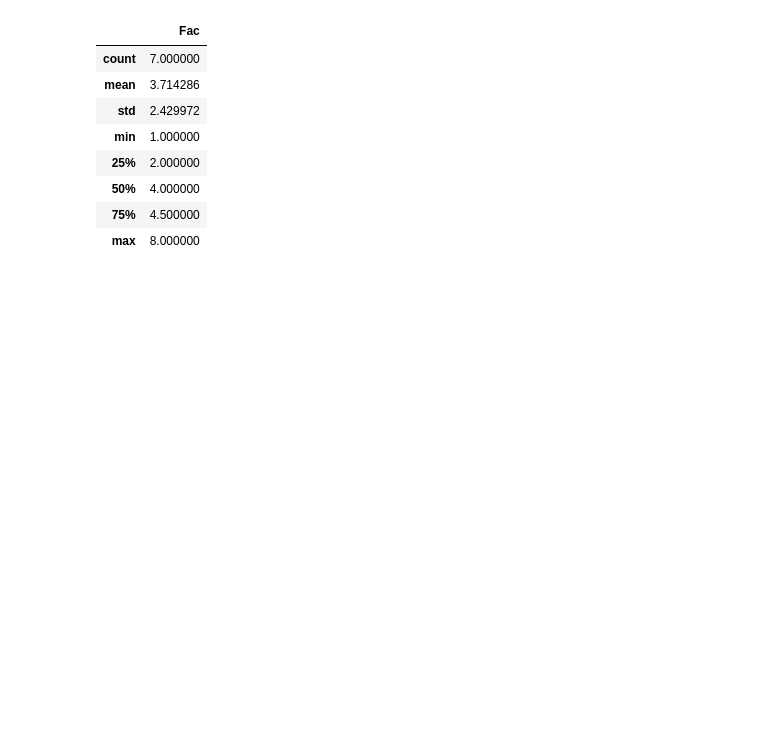
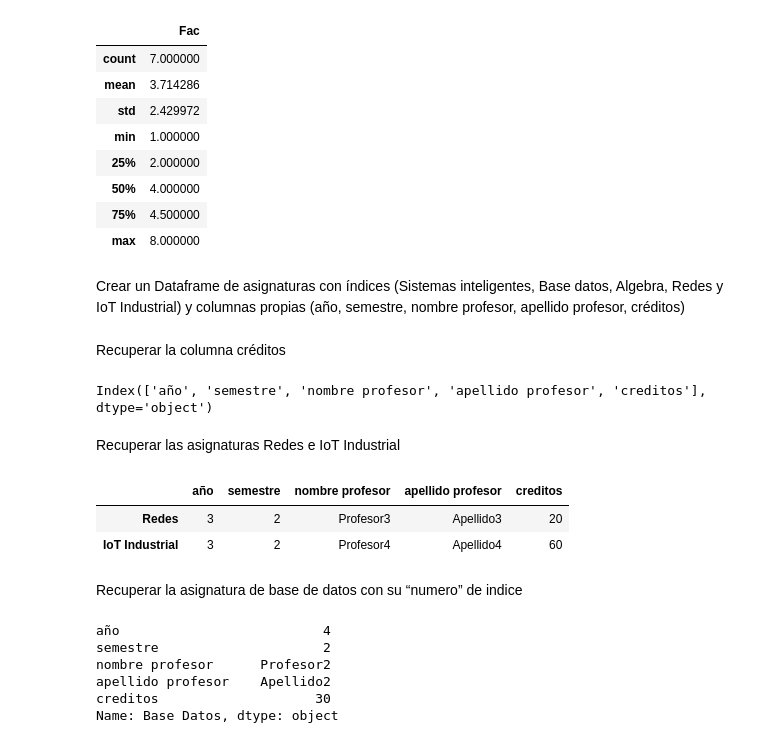
Before and after one commit to gorkazar7/iotindustrial, a Jupyter notebook: ejemplos_analitica/pandas/6.2.1-Pandas-Dataframes.ipynb, the cells around one changed output. Drawn from its saved outputs; the diff is of its cells as text; code cells hidden in the pictures; blank space fills up the shorter version.

```diff
--- a/ejemplos_analitica/pandas/6.2-Pandas-Dataframes.ipynb
+++ b/ejemplos_analitica/pandas/6.2.1-Pandas-Dataframes.ipynb
@@ -509,3 +509,5 @@ Frame.describe()
 | 50% | 4.000000 |
 | 75% | 4.500000 |
 | max | 8.000000 |
+# %% [markdown]
+Crear un Dataframe de asignaturas con índices  (Sistemas inteligentes, Base datos, Algebra, Redes y IoT Industrial) y columnas propias (año, semestre, nombre profesor, apellido profesor, créditos)
@@ -511,0 +523,25 @@ Frame.describe()
+# %% [markdown]
+Recuperar la columna créditos
+# %%
+ejer.columns
+# %% [output]
+Index(['año', 'semestre', 'nombre profesor', 'apellido profesor', 'creditos'], dtype='object')
+# %% [markdown]
+Recuperar las asignaturas Redes e IoT Industrial
+# %%
+ejer.loc[["Redes","IoT Industrial"]]
+# %% [output]
+|  | año | semestre | nombre profesor | apellido profesor | creditos |
+| Redes | 3 | 2 | Profesor3 | Apellido3 | 20 |
+| IoT Industrial | 3 | 2 | Profesor4 | Apellido4 | 60 |
+# %% [markdown]
+Recuperar la asignatura de base de datos con su “numero” de indice
+# %%
+ejer.iloc[1]
+# %% [output]
+año                          4
+semestre                     2
+nombre profesor      Profesor2
+apellido profesor    Apellido2
+creditos                    30
+Name: Base Datos, dtype: object
```
Also changed, not shown: parts of 15 cells of this notebook, 6 other files.
